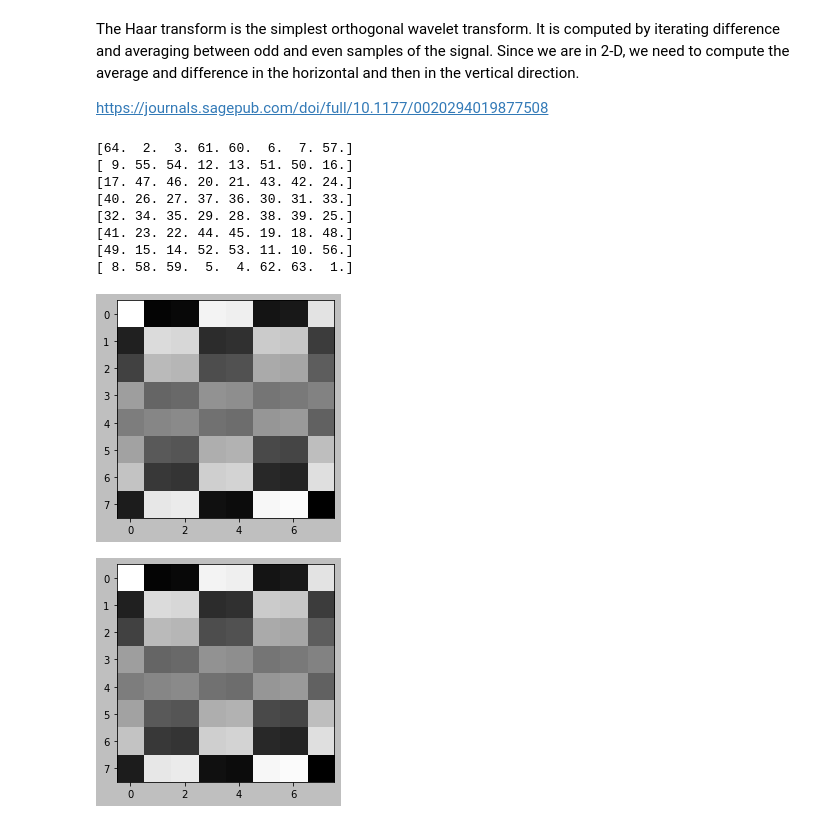
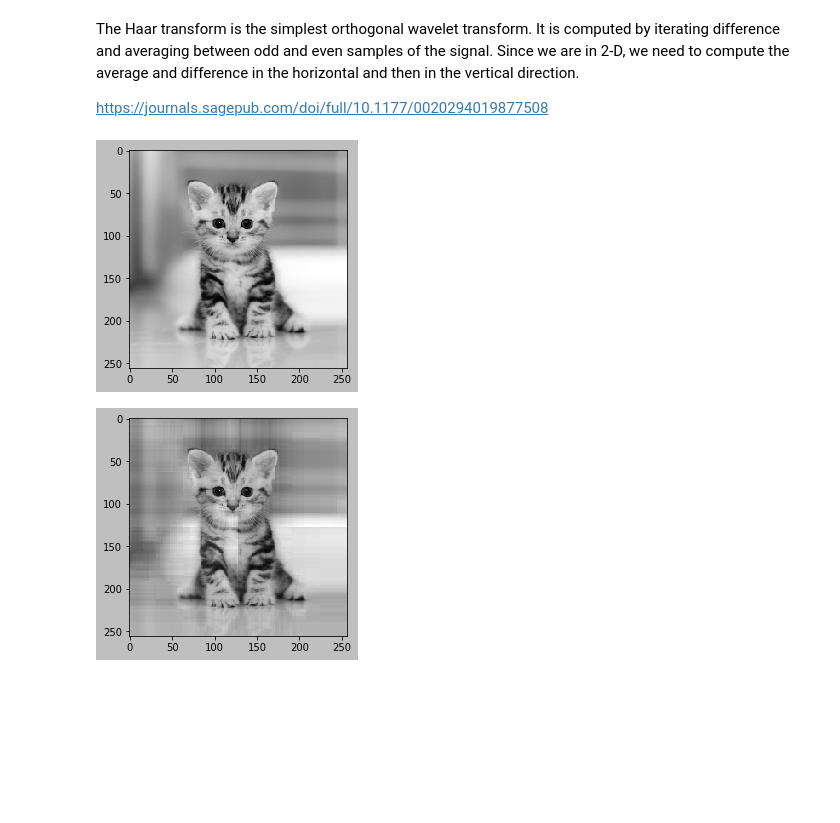
Before and after one commit to polly-morphism/ImageCompression, a Jupyter notebook: WaveletImageCompression.ipynb, the cells around one changed output. Cells and saved outputs as stored; diff of their text form; code cells hidden in the pictures; blank space fills up the shorter version.

Commit message:
feat: finish the basic haar wavelet

```diff
--- a/WaveletImageCompression.ipynb
+++ b/WaveletImageCompression.ipynb
@@ -34,25 +34,23 @@ The Haar transform is the simplest orthogonal wavelet transform. It is computed
 
 https://journals.sagepub.com/doi/full/10.1177/0020294019877508
 # %%
-from numpy import mean, cov, cumsum, dot, linalg, size, flipud, real, transpose, array, log2, shape
+from numpy import mean, cov, cumsum, dot, linalg, size, flipud, real, transpose, array, log2, shape, absolute
 import cv2 as cv
 from functools import reduce
 from matplotlib import pyplot as plt
 
-test = array([array([64, 2, 3, 61, 60, 6, 7, 57]), array([9, 55, 54, 12, 13, 51, 50, 16]),
-             array([17, 47, 46, 20, 21, 43, 42, 24]), array([40, 26, 27, 37, 36, 30, 31, 33]),
-             array([32, 34, 35, 29, 28, 38, 39, 25]), array([41, 23, 22, 44, 45, 19, 18, 48]),
-             array([49, 15, 14, 52, 53, 11, 10, 56]), array([8, 58, 59, 5, 4, 62, 63, 1])])
+# test = array([array([64, 2, 3, 61, 60, 6, 7, 57]), array([9, 55, 54, 12, 13, 51, 50, 16]),
+#              array([17, 47, 46, 20, 21, 43, 42, 24]), array([40, 26, 27, 37, 36, 30, 31, 33]),
+#              array([32, 34, 35, 29, 28, 38, 39, 25]), array([41, 23, 22, 44, 45, 19, 18, 48]),
+#              array([49, 15, 14, 52, 53, 11, 10, 56]), array([8, 58, 59, 5, 4, 62, 63, 1])])
 
-# img = cv.imread('182910.jpg')
+img = cv.imread('182910.jpg')
+test = mean(img, 2)
+
 
 def simple_compression(image_matrix):
     compressed_matrix = array(list(map(lambda x:list(map(lambda i:sum(x[i:i + 2])/2, range(0, 256, 2))), array(list(map(lambda x:list(map(lambda i:sum(x[i:i + 2])/2, range(0, 256, 2))), mean(image_matrix, 2)))).transpose()))).transpose()
     return compressed_matrix
-
-#####
-# НЕ СМОТРИТЕ НА МОЙ ГОВНОКОД ПОЖАЛУЙСТА, ПОСМОТРИТЕ ДРУГИЕ НОУТБУКИ
-#####
 
 def wavelet_transform(image_matrix_row):
     averages = [list(image_matrix_row)]
@@ -66,50 +64,45 @@ def wavelet_transform(image_matrix_row):
                 value = avg
             new_avg.append(avg)
             new_dif.append(averages[-1][k:k + 2][0]-avg)
         differences.insert(0, new_dif)
         averages.append(new_avg)
     return(reduce(lambda z, y :z + y, [[value,], reduce(lambda z, y :z + y, differences)]))
 
+def hard_thresholding(image_matrix, thresh):
+    threshhold = []
+    for i in image_matrix:
+        i = list(i)
+        new = [0 if absolute(i_) < thresh else i_ for i_ in i]
+        threshhold.append(new)
+    return(threshhold)
+
 def reverse_wavelet_transform(wavelet_transform_matrix_row):
     retransformed = list(wavelet_transform_matrix_row)
     for i in range(1, int(log2(shape(wavelet_transform_matrix_row)[0]))+1):
         if i == 1:
             retransformed.insert(0, (retransformed[i-1] + retransformed[i]))
             retransformed = retransformed[:2]
         else:
             length = len(retransformed)
             for k in range(length):
                 retransformed.append(retransformed[k] + wavelet_transform_matrix_row[length:length*2][k])
                 retransformed.append(retransformed[k] - wavelet_transform_matrix_row[length:length*2][k])
             retransformed = retransformed[length:]
     return(retransformed)
 
-wavelet1d = list(map(wavelet_transform, list(test)))
-wavelet2d = list(array(list(map(wavelet_transform, array(wavelet1d).transpose()))).transpose())
+# wavelet1d = list(map(wavelet_transform, list(test)))
+# wavelet2d = hard_thresholding(list(array(list(map(wavelet_transform, array(list(map(wavelet_transform, list(test)))).transpose()))).transpose()), 1.5)
+# wavelet2d = hard_thresholding(wavelet2d, 1.5)
+# wavelet_reverse_1d = list(map(reverse_wavelet_transform, list(hard_thresholding(list(array(list(map(wavelet_transform, array(list(map(wavelet_transform, list(test)))).transpose()))).transpose()), 1.5))))
+wavelet_reverse_2d = list(array(list(map(reverse_wavelet_transform, array(list(map(reverse_wavelet_transform, list(hard_thresholding(list(array(list(map(wavelet_transform, array(list(map(wavelet_transform, list(test)))).transpose()))).transpose()), 1.5))))).transpose()))).transpose())
 
-wavelet_reverse_1d = list(map(reverse_wavelet_transform, list(wavelet2d)))
-wavelet_reverse_2d = list(array(list(map(reverse_wavelet_transform, array(wavelet_reverse_1d).transpose()))).transpose())
-
-for i in wavelet_reverse_2d:
-    print(i)
-
-
-# reverse_wavelet_transform([32.5, 0, 0.5, 0.5, 31, -29, 27, -25])
 
 plt.style.use('grayscale')
 # img = simple_compression(img)
 plt.imshow(test)
 plt.show()
 plt.imshow(wavelet_reverse_2d)
 plt.show()
 # %% [output]
-[64.  2.  3. 61. 60.  6.  7. 57.]
-[ 9. 55. 54. 12. 13. 51. 50. 16.]
-[17. 47. 46. 20. 21. 43. 42. 24.]
-[40. 26. 27. 37. 36. 30. 31. 33.]
-[32. 34. 35. 29. 28. 38. 39. 25.]
-[41. 23. 22. 44. 45. 19. 18. 48.]
-[49. 15. 14. 52. 53. 11. 10. 56.]
-[ 8. 58. 59.  5.  4. 62. 63.  1.]
-[figure, old version]
+[figure, new version]
-[figure, old version]
+[figure, new version]
```
